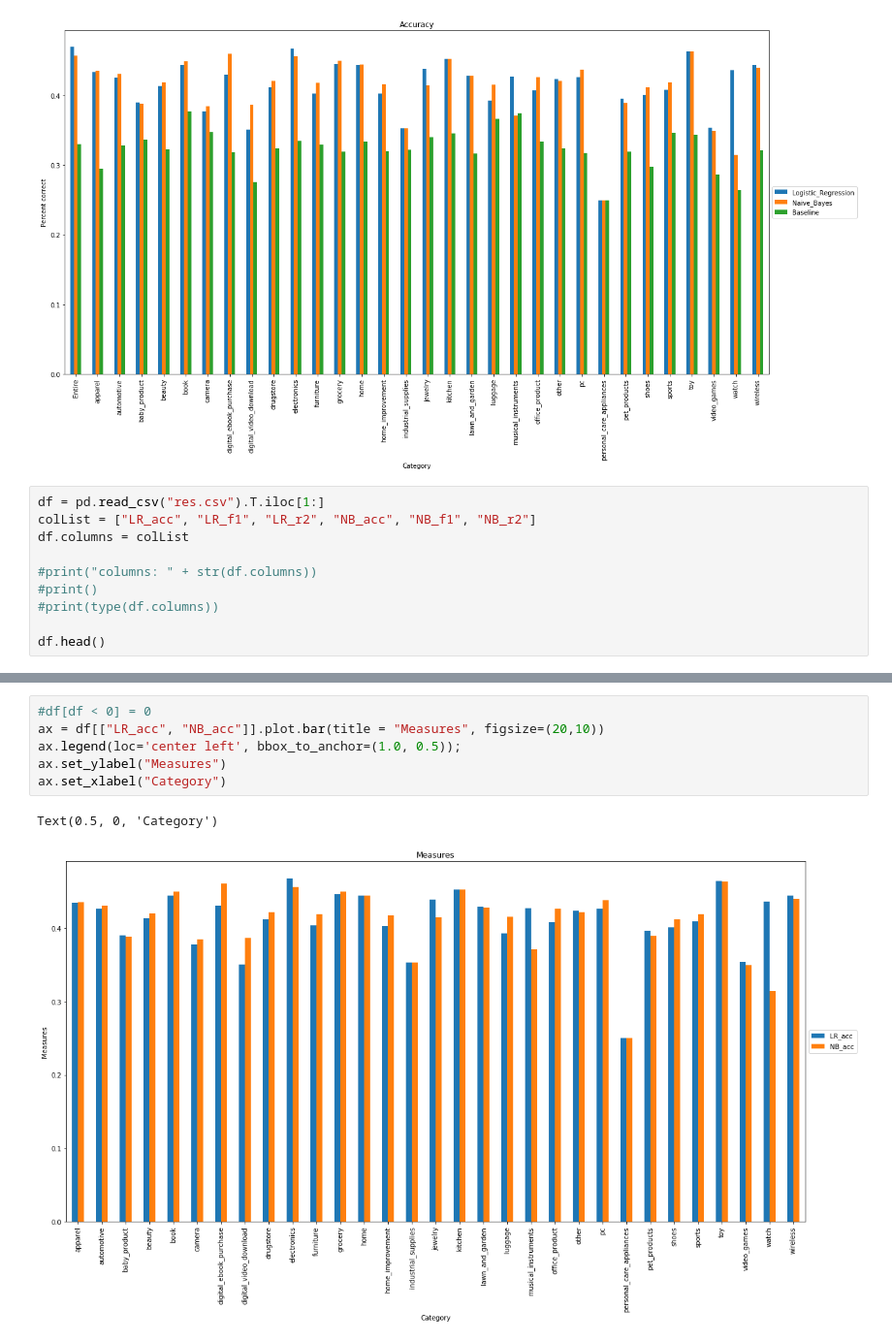
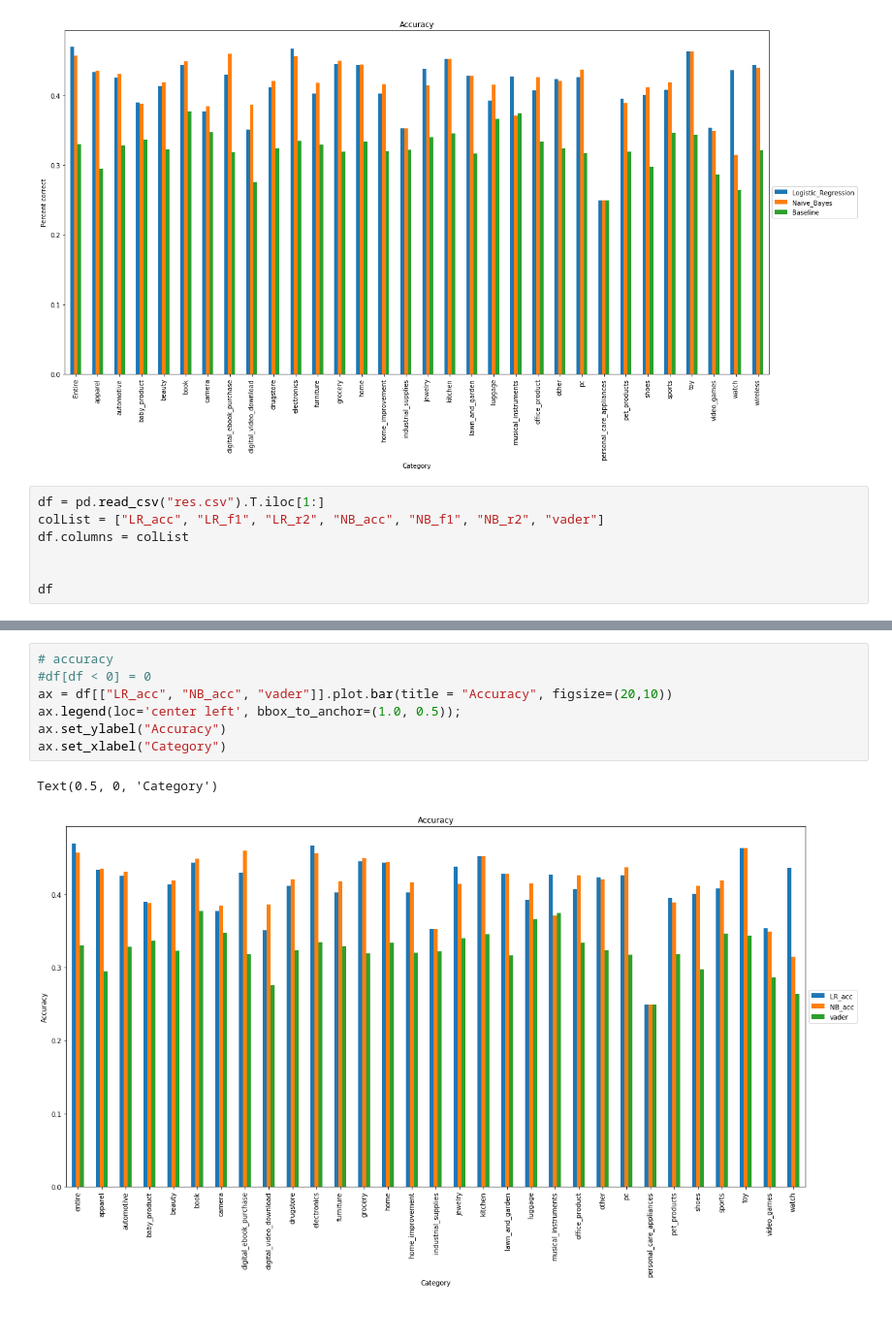
Before and after one commit to krithravi/review-prediction, a Jupyter notebook: graphing.ipynb, the cells around one changed output, grey strips where cells are left out. Shown at 97% size. Saved outputs shown, nothing was run; the diff lists cells and outputs as text.

```diff
--- a/graphing.ipynb
+++ b/graphing.ipynb
@@ -21,12 +21,9 @@ Text(0.5, 0, 'Category')
 [figure]
 # %%
 df = pd.read_csv("res.csv").T.iloc[1:]
-colList = ["LR_acc", "LR_f1", "LR_r2", "NB_acc", "NB_f1", "NB_r2"]
+colList = ["LR_acc", "LR_f1", "LR_r2", "NB_acc", "NB_f1", "NB_r2", "vader"]
 df.columns = colList
 
-#print("columns: " + str(df.columns))
-#print()
-#print(type(df.columns))
 
-df.head()
+df
 # %% [output]
@@ -47,12 +56,13 @@ Text(0.5, 0, 'Category')
 # %%
+# accuracy
 #df[df < 0] = 0
-ax = df[["LR_acc", "NB_acc"]].plot.bar(title = "Measures", figsize=(20,10))
+ax = df[["LR_acc", "NB_acc", "vader"]].plot.bar(title = "Accuracy", figsize=(20,10))
 ax.legend(loc='center left', bbox_to_anchor=(1.0, 0.5));
-ax.set_ylabel("Measures")
+ax.set_ylabel("Accuracy")
 ax.set_xlabel("Category")
 # %% [output]
 Text(0.5, 0, 'Category')
-[figure, old version]
+[figure, new version]
 # %%
 #df[df < 0] = 0
 ax = df[["LR_f1", "NB_f1"]].plot.bar(title = "F1 Score", figsize=(20,10))
```
Also changed, not shown: parts of 4 cells of this notebook, 4 other files.
